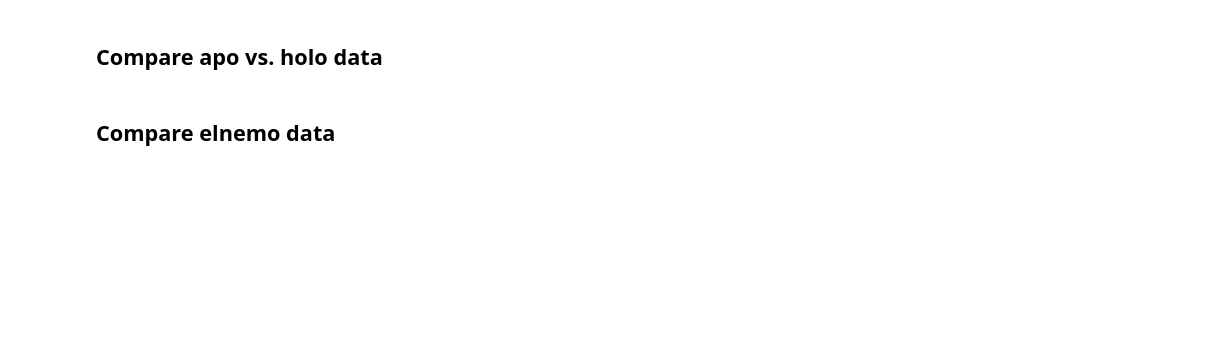
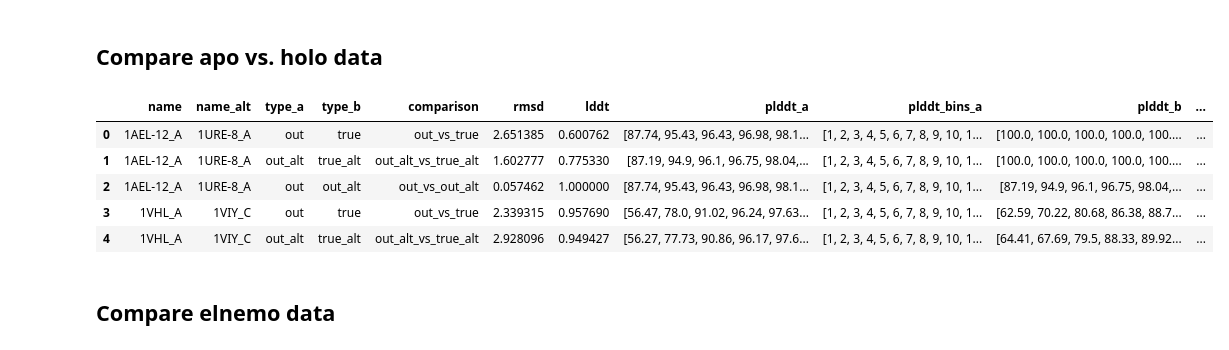
Before and after one commit to lbl-cbg/metfish, a Jupyter notebook: scripts/evaluate_msa_model/evaluate_msa_model.ipynb, the cells around one changed output. Cells and saved outputs as stored; diff of their text form; code cells hidden in the pictures; blank space fills up the shorter version.

```diff
--- a/scripts/evaluate_msa_model/evaluate_msa_model.ipynb
+++ b/scripts/evaluate_msa_model/evaluate_msa_model.ipynb
@@ -116,12 +125,20 @@ df_af_saxs.head()
 # %% [markdown]
 ## Compare apo vs. holo  data
 # %%
-comparisons = [('out', 'true'), ('out_alt', 'true_alt'),('out', 'out_alt')]
-df_apo_holo = create_model_comparison_df(pairs_apo_holo, names, comparisons, apo_holo_dir, output_dir, test_data_df)
-df_apo_holo.to_pickle(f'{output_dir}/model_comparison_apo_vs_holo_local.pkl')
-
-df_apo_holo = pd.read_pickle(f'{output_dir}/model_comparison_apo_vs_holo_local.pkl')
+if overwrite:
+    comparisons = [('out', 'true'), ('out_alt', 'true_alt'),('out', 'out_alt')]
+    df_apo_holo = create_model_comparison_df(pairs_apo_holo, names, comparisons, apo_holo_dir, output_dir, test_data_df)
+    df_apo_holo.to_pickle(f'{output_dir}/model_comparison_apo_vs_holo_local.pkl')
+else:
+    df_apo_holo = pd.read_pickle(f'{output_dir}/model_comparison_apo_vs_holo_local.pkl')
 df_apo_holo.head()
+# %% [output]
+|  | name | name_alt | type_a | type_b | comparison | rmsd | lddt | plddt_a | plddt_bins_a | plddt_b | ... |
+| 0 | 1AEL-12_A | 1URE-8_A | out | true | out_vs_true | 2.651385 | 0.600762 | [87.74, 95.43, 96.43, 96.98, 98.1... | [1, 2, 3, 4, 5, 6, 7, 8, 9, 10, 1... | [100.0, 100.0, 100.0, 100.0, 100.... | ... |
+| 1 | 1AEL-12_A | 1URE-8_A | out_alt | true_alt | out_alt_vs_true_alt | 1.602777 | 0.775330 | [87.19, 94.9, 96.1, 96.75, 98.04,... | [1, 2, 3, 4, 5, 6, 7, 8, 9, 10, 1... | [100.0, 100.0, 100.0, 100.0, 100.... | ... |
+| 2 | 1AEL-12_A | 1URE-8_A | out | out_alt | out_vs_out_alt | 0.057462 | 1.000000 | [87.74, 95.43, 96.43, 96.98, 98.1... | [1, 2, 3, 4, 5, 6, 7, 8, 9, 10, 1... | [87.19, 94.9, 96.1, 96.75, 98.04,... | ... |
+| 3 | 1VHL_A | 1VIY_C | out | true | out_vs_true | 2.339315 | 0.957690 | [56.47, 78.0, 91.02, 96.24, 97.63... | [1, 2, 3, 4, 5, 6, 7, 8, 9, 10, 1... | [62.59, 70.22, 80.68, 86.38, 88.7... | ... |
+| 4 | 1VHL_A | 1VIY_C | out_alt | true_alt | out_alt_vs_true_alt | 2.928096 | 0.949427 | [56.27, 77.73, 90.86, 96.17, 97.6... | [1, 2, 3, 4, 5, 6, 7, 8, 9, 10, 1... | [64.41, 67.69, 79.5, 88.33, 89.92... | ... |
 # %% [markdown]
 ## Compare elnemo data
 # %%
```
Also changed, not shown: parts of 5 cells of this notebook, 2 other files.
